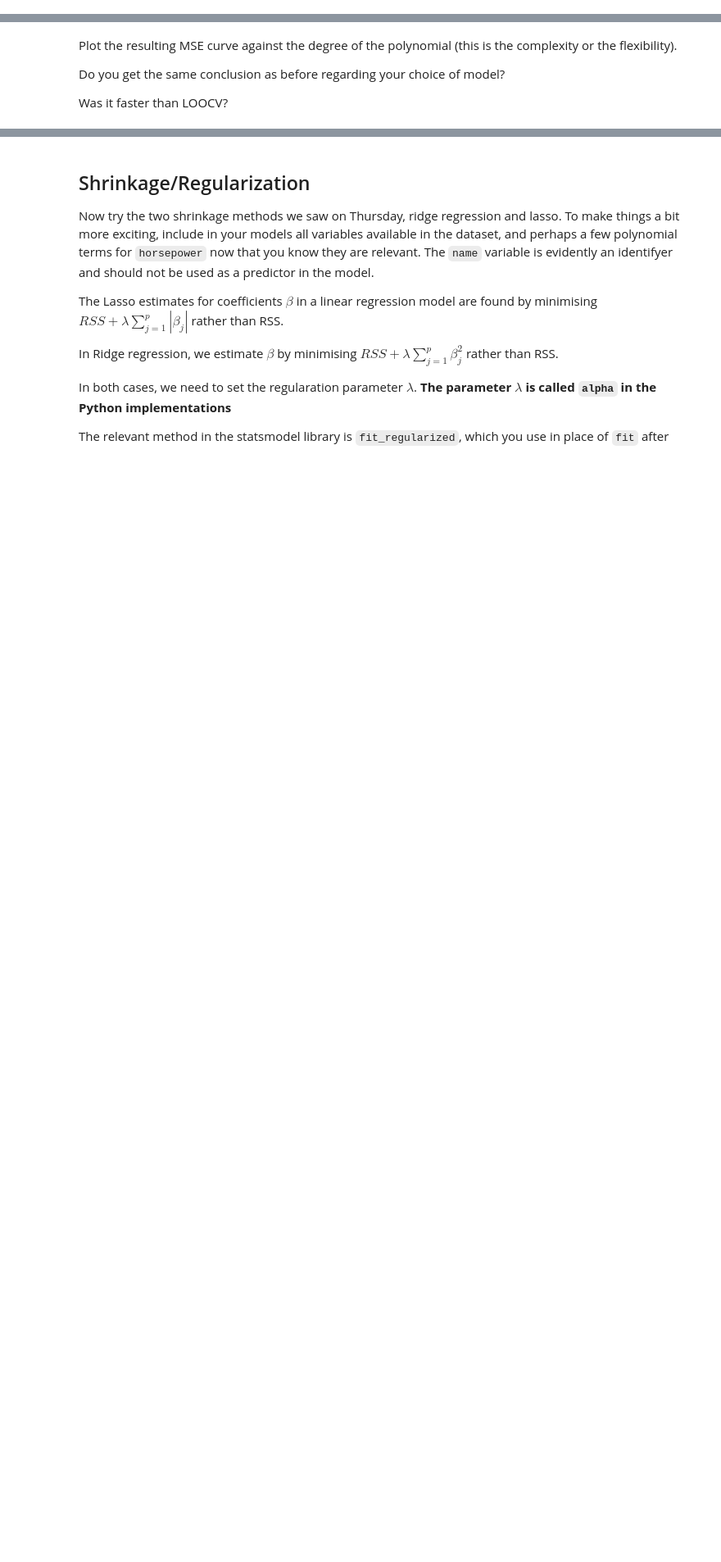
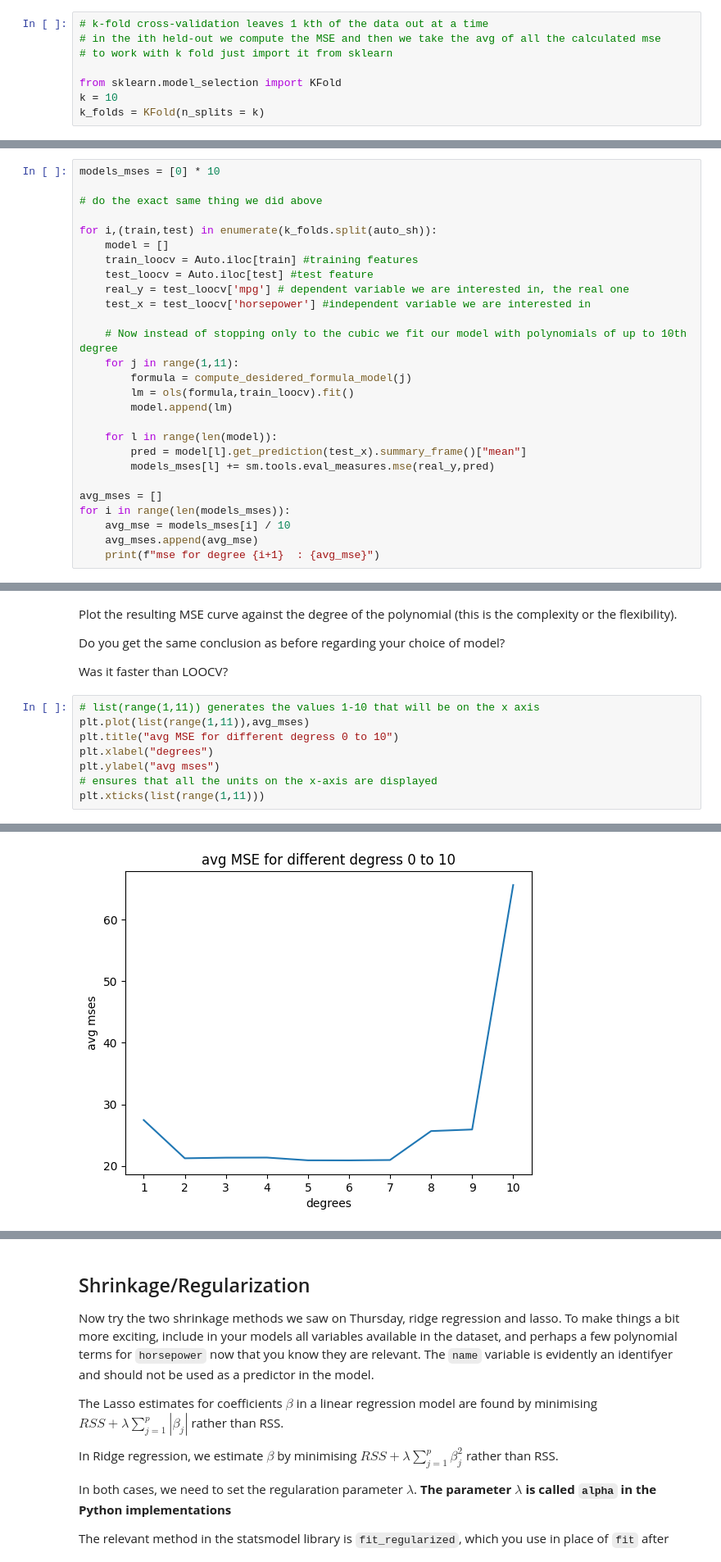
Before and after one commit to lambione/ITU, a Jupyter notebook: MACHINE_LEARNING/EXERCISES/Exercises_5/Exercises_5/Exercises5.ipynb, the cells around one changed output, grey strips where cells are left out. Shown at 82% size. Cells and saved outputs as stored; diff of their text form; blank space fills up the shorter version.

```diff
--- a/MACHINE_LEARNING/EXERCISES/Exercises_5/Exercises_5/Exercises5.ipynb
+++ b/MACHINE_LEARNING/EXERCISES/Exercises_5/Exercises_5/Exercises5.ipynb
@@ -475,3 +475,11 @@ for i in range(len(mses)):
 Estimate the MSE now from k-fold cross-validation that you implement yourself. If you set k=10, then you get Figure 5.6 from the book, but you are welcome to choose another k. Make sure that you properly randomise observations into the k folds! One way is to first make a random permutation of row indices and then chop the re-ordered dataset into k (roughly) even parts.
 # %% [markdown]
 The LOOCV estimate of the MSE can also be computed automatially with sklearn. In fact, sklearn provides a lot of functionality for cross-validation. However, our objective right now is to understand how the algorithms work, so that you learn to reflect on them and use the automatic functionality appropriately.
+# %%
+# k-fold cross-validation leaves 1 kth of the data out at a time
+# in the ith held-out we compute the MSE and then we take the avg of all the calculated mse
+# to work with k fold just import it from sklearn
+
+from sklearn.model_selection import KFold
+k = 10
+k_folds = KFold(n_splits = k)
@@ -478,2 +533,29 @@ The LOOCV estimate of the MSE can also be computed automatially with sklearn. In
 # %% [markdown]
 Extend your code with a for-loop that iterates over increasing orders of the polynomial (1 to 10). Note that is possible to autogenerate a design matrix with all the terms of the polynomial with functions such as `sklearn.preprocessing.PolynomialFeatures` (It should also work for several features; a degree 2 polynomial in features x1 and x2 would need  $1+x_1+x_2+x_1x_2+x_1^2+x_2^2$, i.e. also the term $x_1x_2$.)
+# %%
+models_mses = [0] * 10
+
+# do the exact same thing we did above
+
+for i,(train,test) in enumerate(k_folds.split(auto_sh)):
+    model = []
+    train_loocv = Auto.iloc[train] #training features
+    test_loocv = Auto.iloc[test] #test feature
+    real_y = test_loocv['mpg'] # dependent variable we are interested in, the real one
+    test_x = test_loocv['horsepower'] #independent variable we are interested in
+
+    # Now instead of stopping only to the cubic we fit our model with polynomials of up to 10th degree
+    for j in range(1,11):
+        formula = compute_desidered_formula_model(j)
+        lm = ols(formula,train_loocv).fit()
+        model.append(lm)
+
+    for l in range(len(model)):
+        pred = model[l].get_prediction(test_x).summary_frame()["mean"]
+        models_mses[l] += sm.tools.eval_measures.mse(real_y,pred)
+
+avg_mses = []
+for i in range(len(models_mses)):
+    avg_mse = models_mses[i] / 10
+    avg_mses.append(avg_mse)
+    print(f"mse for degree {i+1}  : {avg_mse}")
@@ -483,3 +576,12 @@ Plot the resulting MSE curve against the degree of the polynomial (this is the c
 Do you get the same conclusion as before regarding your choice of model?
 
 Was it faster than LOOCV?
+# %%
+# list(range(1,11)) generates the values 1-10 that will be on the x axis
+plt.plot(list(range(1,11)),avg_mses)
+plt.title("avg MSE for different degress 0 to 10")
+plt.xlabel("degrees")
+plt.ylabel("avg mses")
+# ensures that all the units on the x-axis are displayed
+plt.xticks(list(range(1,11)))
+# %% [output]
@@ -485,0 +608 @@ Was it faster than LOOCV?
+[figure, added]
```
Also changed, not shown: parts of 13 cells of this notebook.
